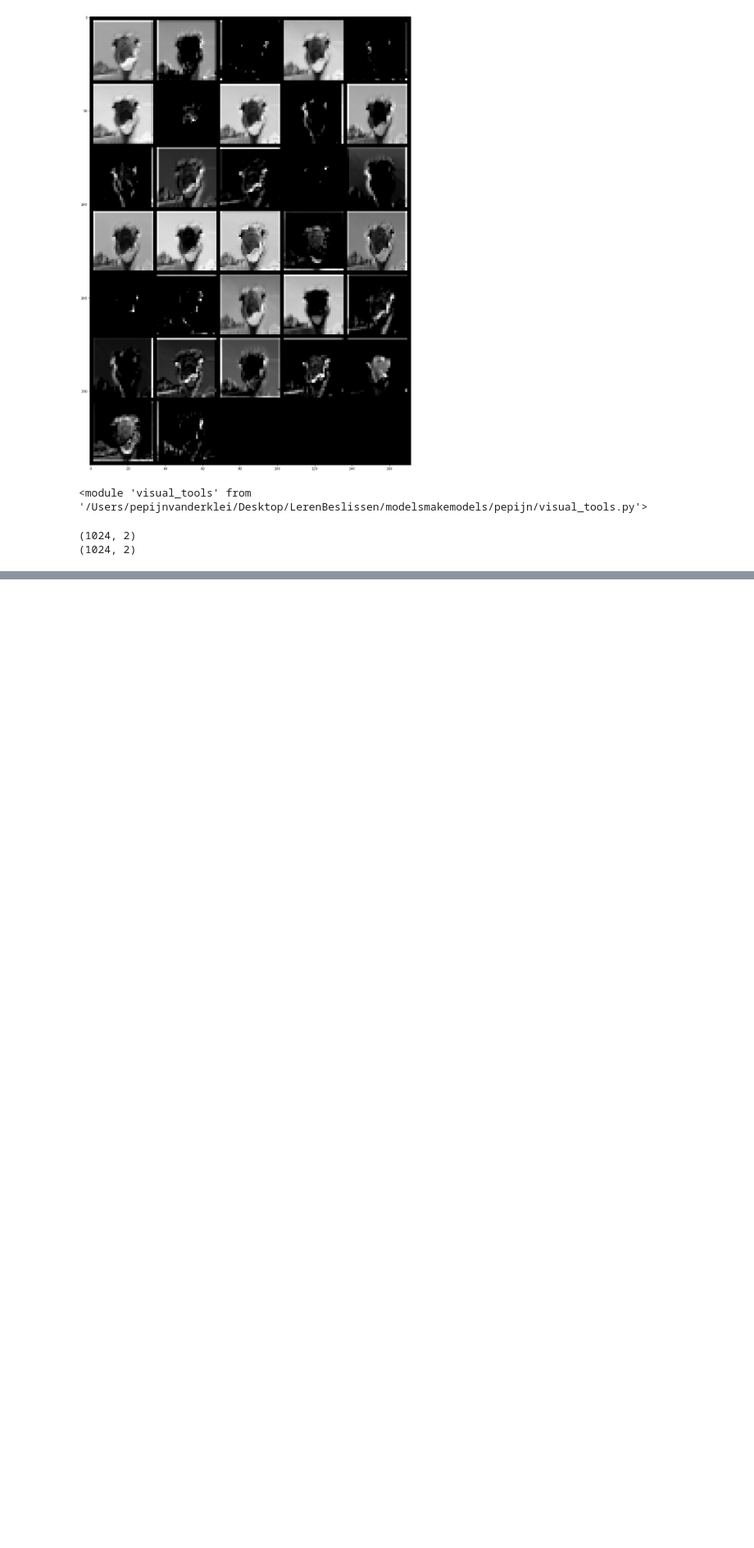
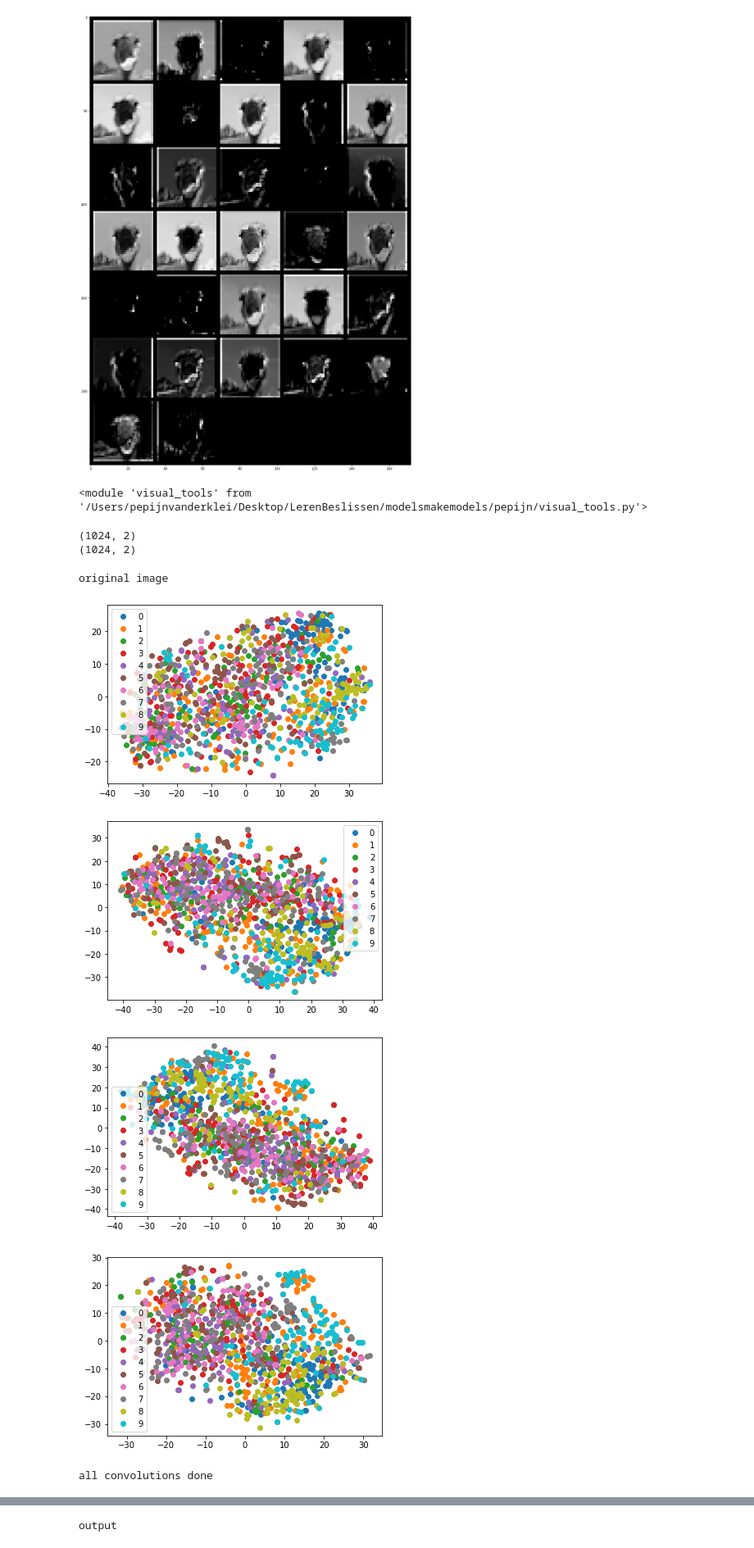
Before and after one commit to pvdklei/modelsmakemodels, a Jupyter notebook: pepijn/cifar10_model_visual.ipynb, the cells around one changed output, grey strips where cells are left out. Shown at 82% size. Saved outputs shown, nothing was run; the diff lists cells and outputs as text; code cells hidden in the pictures; blank space fills up the shorter version.

```diff
--- a/pepijn/cifar10_model_visual.ipynb
+++ b/pepijn/cifar10_model_visual.ipynb
@@ -115,3 +115,21 @@ proj_r = vt.tSNE(r)
 # %% [output]
 (1024, 2)
 (1024, 2)
+# %%
+print("original image")
+vt.plot_labeled(proj_og, labels1024)
+vt.plot_labeled(proj_a, labels1024)
+vt.plot_labeled(proj_b, labels1024)
+vt.plot_labeled(proj_c, labels1024)
+print("all convolutions done")
+vt.plot_labeled(proj_d, labels1024)
+vt.plot_labeled(proj_e, labels1024)
+print("output")
+vt.plot_labeled(proj_r, labels1024)
+# %% [output]
+original image
+[figure, added]
+[figure, added]
+[figure, added]
+[figure, added]
+all convolutions done
@@ -117,0 +138 @@ proj_r = vt.tSNE(r)
+output
```
Also changed, not shown: parts of 1 cell of this notebook, 1 other file.
